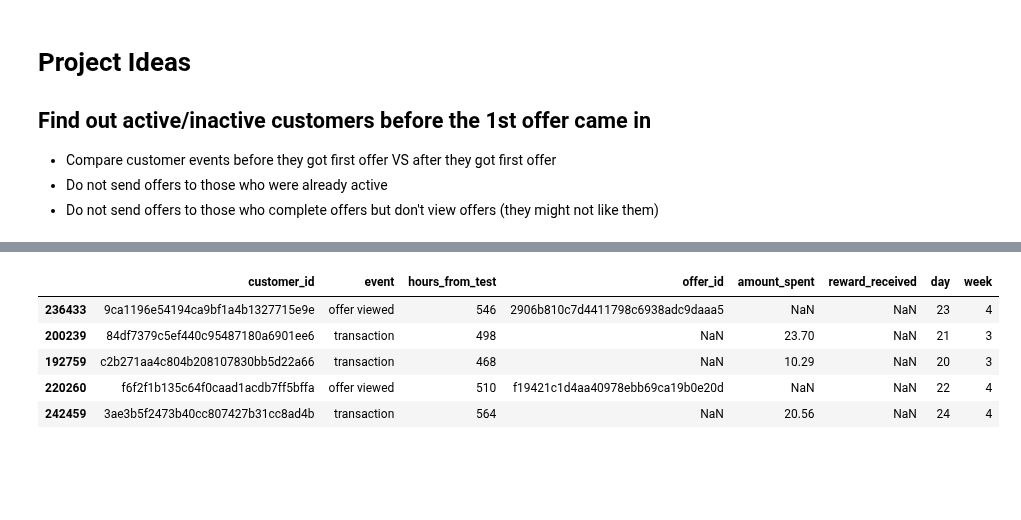
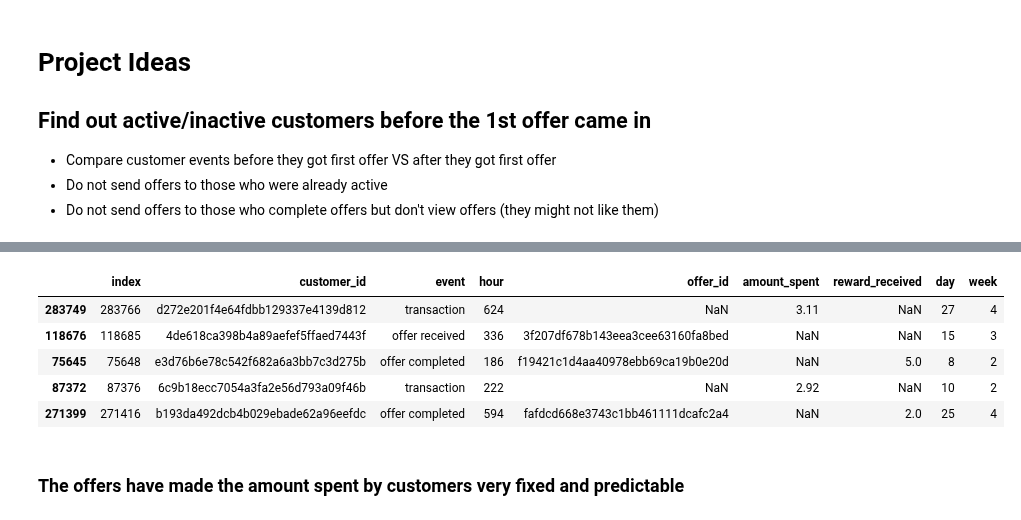
Before and after one commit to kevingao1136/Udacity_DataScience_Nanodegree, a Jupyter notebook: Starbucks_Capstone_Challenge/idea2.ipynb, the cells around one changed output, grey strips where cells are left out. Cells and saved outputs as stored; diff of their text form; code cells hidden in the pictures; blank space fills up the shorter version.

```diff
--- a/Starbucks_Capstone_Challenge/idea2.ipynb
+++ b/Starbucks_Capstone_Challenge/idea2.ipynb
@@ -67,4 +40,17 @@ time_of_waves = [0,168,336,408,504,576]
 # %%
+def get_wave_ids(hour):
+    '''
+    input:
+        hours - hours after start of the test to receive the first offer (0,168,336,408,504,576)
+    output:
+        ids - list of customer ids who got their first offers on this time
+
+    '''
+    ids = list(waves[waves.first_offer_hour == hour].customer_id)
+    return ids
+
+time_of_waves = [0,168,336,408,504,576]
+
 def create_pre_post_offer_events():
 
     '''
@@ -96,7 +82,7 @@ def create_pre_post_offer_events():
     # check the quality of data wrangling
     assert list(pre_offer_events.event.unique()) == ['transaction']
     assert list(post_offer_events.event.unique()) == ['offer received', 'offer viewed', 'transaction', 'offer completed']
-    #assert len(pre_offer_events) + len(post_offer_events) == len(events), [len(pre_offer_events) + len(post_offer_events), len(events)]
+    assert len(pre_offer_events) + len(post_offer_events) == len(events), [len(pre_offer_events) + len(post_offer_events), len(events)]
 
     return pre_offer_events, post_offer_events
 # %%
@@ -141,5 +108,5 @@ type of events: ['transaction']
 # %%
-pre_offer_events['day'] = (pre_offer_events.hours_from_test/24 + 1).astype(int)
-pre_offer_events['week'] = (pre_offer_events.hours_from_test/24/7 + 1).astype(int)
+pre_offer_events['day'] = (pre_offer_events.hour/24 + 1).astype(int)
+pre_offer_events['week'] = (pre_offer_events.hour/24/7 + 1).astype(int)
 pre_offer_events.sample(5)
 # %% [output]
@@ -152,15 +119,17 @@ pre_offer_events.sample(5)
 # %%
 same_group_post_events = post_offer_events[post_offer_events.customer_id.isin(pre_offer_events.customer_id)]
-same_group_post_events['day'] = (same_group_post_events.hours_from_test/24 + 1).astype(int)
-same_group_post_events['week'] = (same_group_post_events.hours_from_test/24/7 + 1).astype(int)
+same_group_post_events['day'] = (same_group_post_events.hour/24 + 1).astype(int)
+same_group_post_events['week'] = (same_group_post_events.hour/24/7 + 1).astype(int)
 same_group_post_events.sample(5)
 # %% [output]
-|  | customer_id | event | hours_from_test | offer_id | amount_spent | reward_received | day | week |
-| 236433 | 9ca1196e54194ca9bf1a4b1327715e9e | offer viewed | 546 | 2906b810c7d4411798c6938adc9daaa5 | NaN | NaN | 23 | 4 |
-| 200239 | 84df7379c5ef440c95487180a6901ee6 | transaction | 498 | NaN | 23.70 | NaN | 21 | 3 |
-| 192759 | c2b271aa4c804b208107830bb5d22a66 | transaction | 468 | NaN | 10.29 | NaN | 20 | 3 |
-| 220260 | f6f2f1b135c64f0caad1acdb7ff5bffa | offer viewed | 510 | f19421c1d4aa40978ebb69ca19b0e20d | NaN | NaN | 22 | 4 |
-| 242459 | 3ae3b5f2473b40cc807427b31cc8ad4b | transaction | 564 | NaN | 20.56 | NaN | 24 | 4 |
+|  | index | customer_id | event | hour | offer_id | amount_spent | reward_received | day | week |
+| 283749 | 283766 | d272e201f4e64fdbb129337e4139d812 | transaction | 624 | NaN | 3.11 | NaN | 27 | 4 |
+| 118676 | 118685 | 4de618ca398b4a89aefef5ffaed7443f | offer received | 336 | 3f207df678b143eea3cee63160fa8bed | NaN | NaN | 15 | 3 |
+| 75645 | 75648 | e3d76b6e78c542f682a6a3bb7c3d275b | offer completed | 186 | f19421c1d4aa40978ebb69ca19b0e20d | NaN | 5.0 | 8 | 2 |
+| 87372 | 87376 | 6c9b18ecc7054a3fa2e56d793a09f46b | transaction | 222 | NaN | 2.92 | NaN | 10 | 2 |
+| 271399 | 271416 | b193da492dcb4b029ebade62a96eefdc | offer completed | 594 | fafdcd668e3743c1bb461111dcafc2a4 | NaN | 2.0 | 25 | 4 |
 # %%
 assert pre_offer_events.customer_id.nunique() == same_group_post_events.customer_id.nunique()
+# %% [markdown]
+### The offers have made the amount spent by customers very fixed and predictable
 # %%
```
Also changed, not shown: parts of 18 cells of this notebook, 3 other files.
